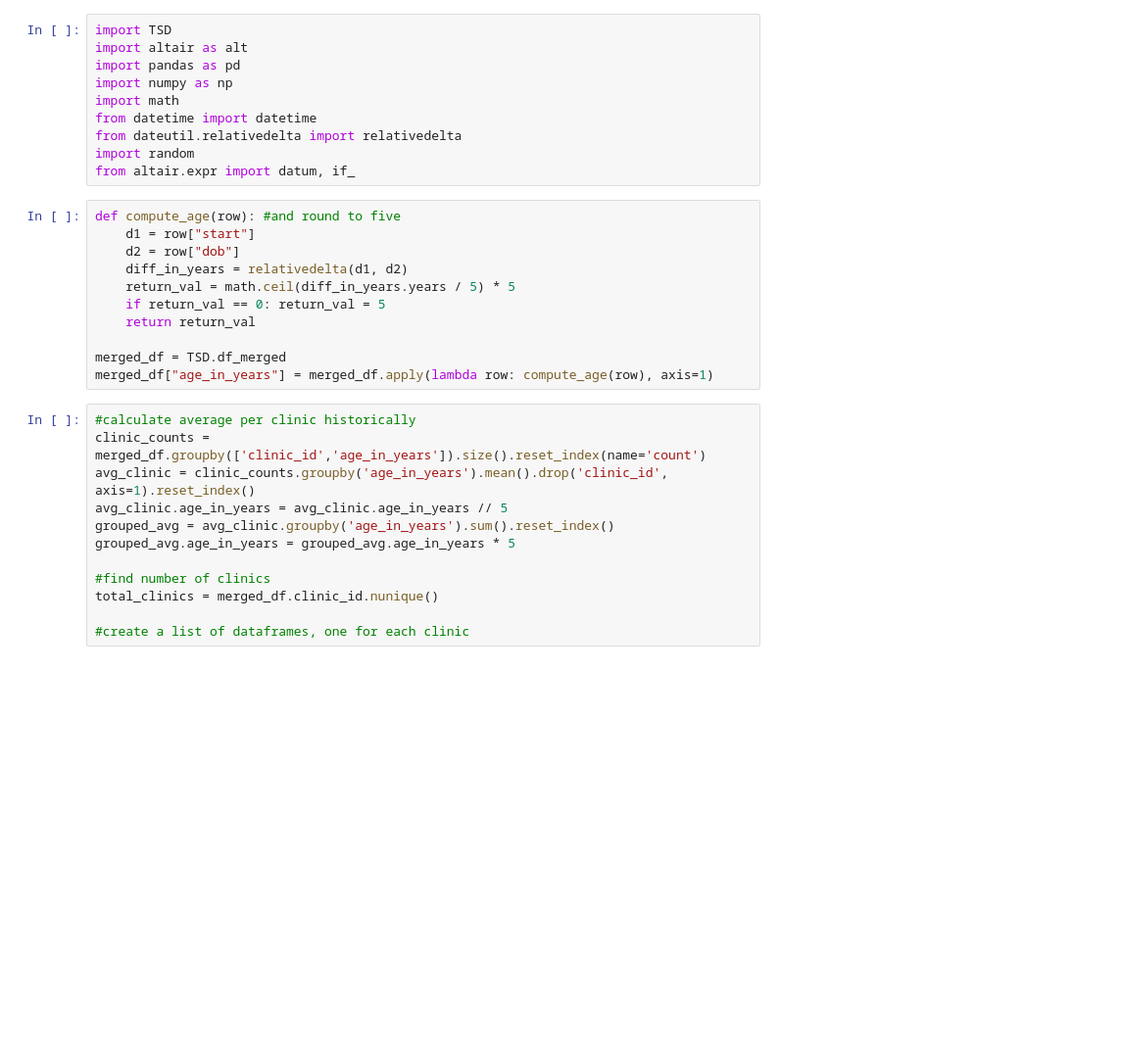
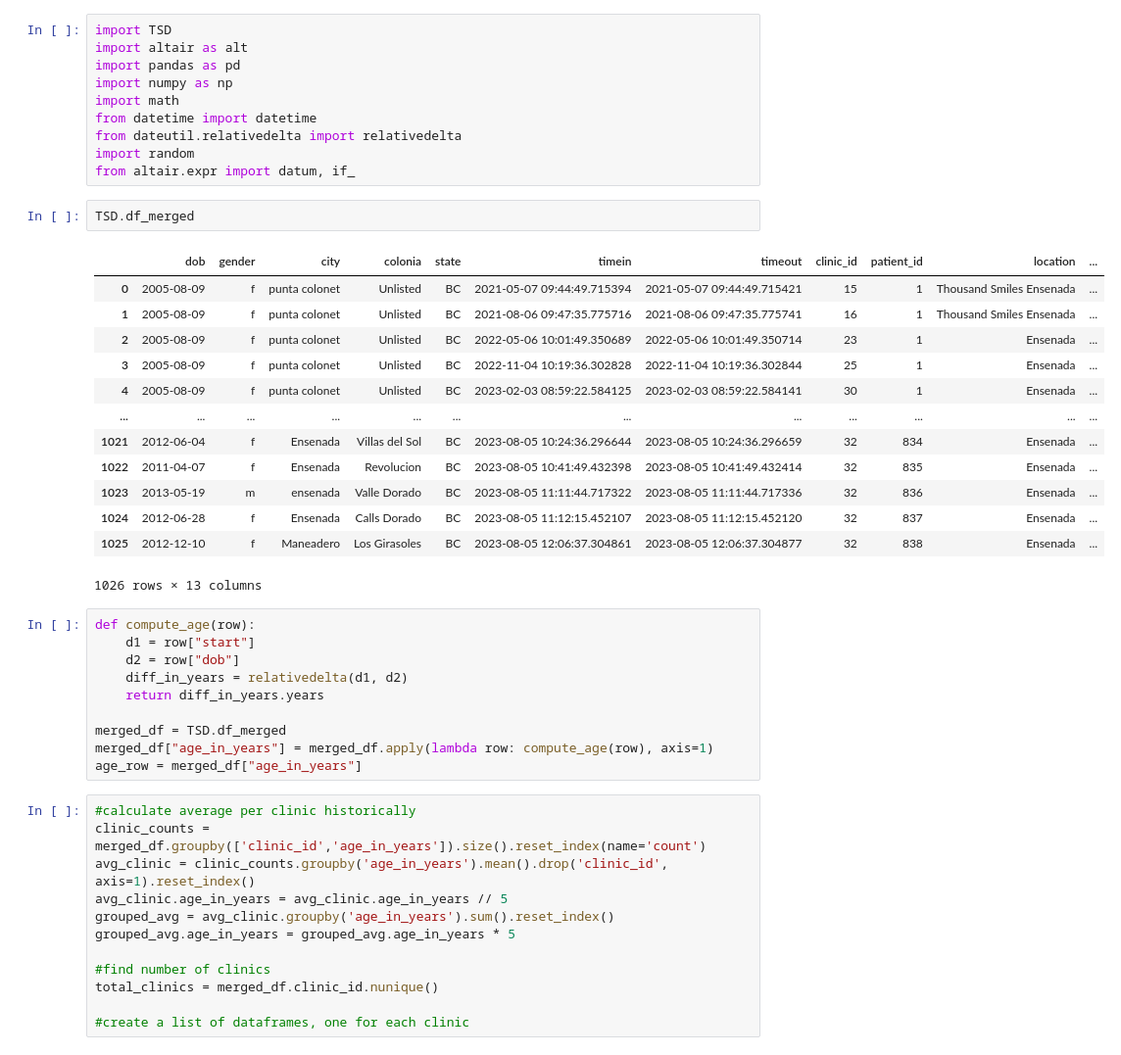
Before and after one commit to ww994a/1000smiles, a Jupyter notebook: tools/datascience/Notebooks/Demographics.ipynb, the cells around one changed output. Shown: that part at 98% size. Drawn from its saved outputs; the diff is of its cells as text; blank space fills up the shorter version.

```diff
--- a/tools/datascience/Notebooks/Demographics.ipynb
+++ b/tools/datascience/Notebooks/Demographics.ipynb
@@ -8,17 +8,32 @@ from datetime import datetime
 from dateutil.relativedelta import relativedelta
 import random
 from altair.expr import datum, if_
+# %%
+TSD.df_merged
+# %% [output]
+|  | dob | gender | city | colonia | state | timein | timeout | clinic_id | patient_id | location | ... |
+| 0 | 2005-08-09 | f | punta colonet | Unlisted | BC | 2021-05-07 09:44:49.715394 | 2021-05-07 09:44:49.715421 | 15 | 1 | Thousand Smiles Ensenada | ... |
+| 1 | 2005-08-09 | f | punta colonet | Unlisted | BC | 2021-08-06 09:47:35.775716 | 2021-08-06 09:47:35.775741 | 16 | 1 | Thousand Smiles Ensenada | ... |
+| 2 | 2005-08-09 | f | punta colonet | Unlisted | BC | 2022-05-06 10:01:49.350689 | 2022-05-06 10:01:49.350714 | 23 | 1 | Ensenada | ... |
+| 3 | 2005-08-09 | f | punta colonet | Unlisted | BC | 2022-11-04 10:19:36.302828 | 2022-11-04 10:19:36.302844 | 25 | 1 | Ensenada | ... |
+| 4 | 2005-08-09 | f | punta colonet | Unlisted | BC | 2023-02-03 08:59:22.584125 | 2023-02-03 08:59:22.584141 | 30 | 1 | Ensenada | ... |
+| ... | ... | ... | ... | ... | ... | ... | ... | ... | ... | ... | ... |
+| 1021 | 2012-06-04 | f | Ensenada | Villas del Sol | BC | 2023-08-05 10:24:36.296644 | 2023-08-05 10:24:36.296659 | 32 | 834 | Ensenada | ... |
+| 1022 | 2011-04-07 | f | Ensenada | Revolucion | BC | 2023-08-05 10:41:49.432398 | 2023-08-05 10:41:49.432414 | 32 | 835 | Ensenada | ... |
+| 1023 | 2013-05-19 | m | ensenada | Valle Dorado | BC | 2023-08-05 11:11:44.717322 | 2023-08-05 11:11:44.717336 | 32 | 836 | Ensenada | ... |
+| 1024 | 2012-06-28 | f | Ensenada | Calls Dorado | BC | 2023-08-05 11:12:15.452107 | 2023-08-05 11:12:15.452120 | 32 | 837 | Ensenada | ... |
+| 1025 | 2012-12-10 | f | Maneadero | Los Girasoles | BC | 2023-08-05 12:06:37.304861 | 2023-08-05 12:06:37.304877 | 32 | 838 | Ensenada | ... |
+1026 rows × 13 columns
 # %%
-def compute_age(row): #and round to five
+def compute_age(row):
     d1 = row["start"]
     d2 = row["dob"]
     diff_in_years = relativedelta(d1, d2)
-    return_val = math.ceil(diff_in_years.years / 5) * 5
-    if return_val == 0: return_val = 5
-    return return_val
+    return diff_in_years.years
 
 merged_df = TSD.df_merged
 merged_df["age_in_years"] = merged_df.apply(lambda row: compute_age(row), axis=1)
+age_row = merged_df["age_in_years"]
 # %%
 #calculate average per clinic historically
 clinic_counts = merged_df.groupby(['clinic_id','age_in_years']).size().reset_index(name='count')
```
Also changed, not shown: parts of 3 cells of this notebook.
